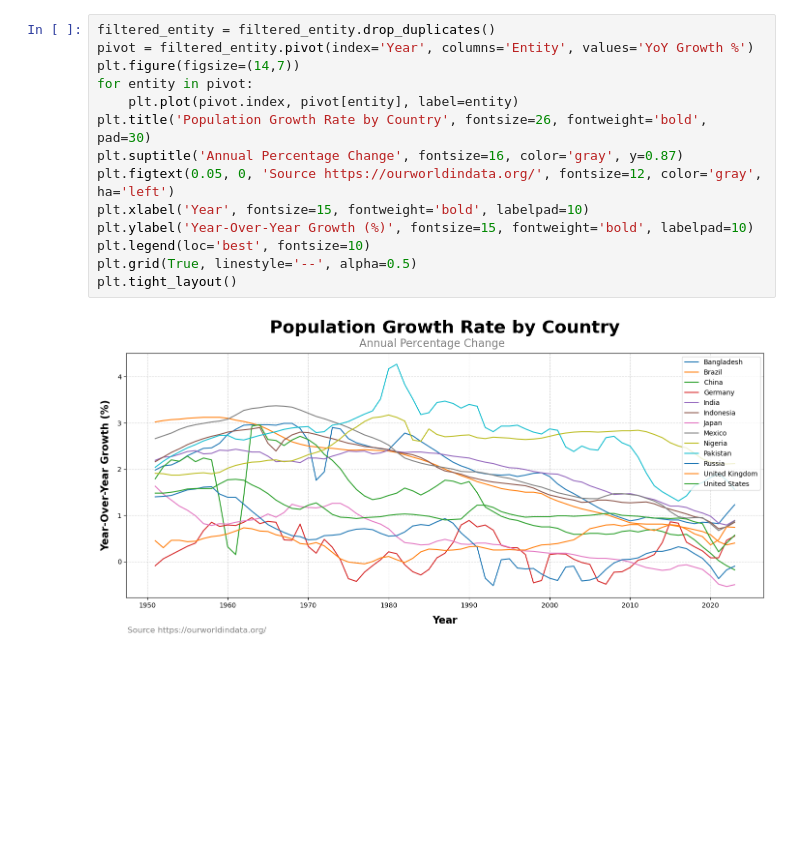
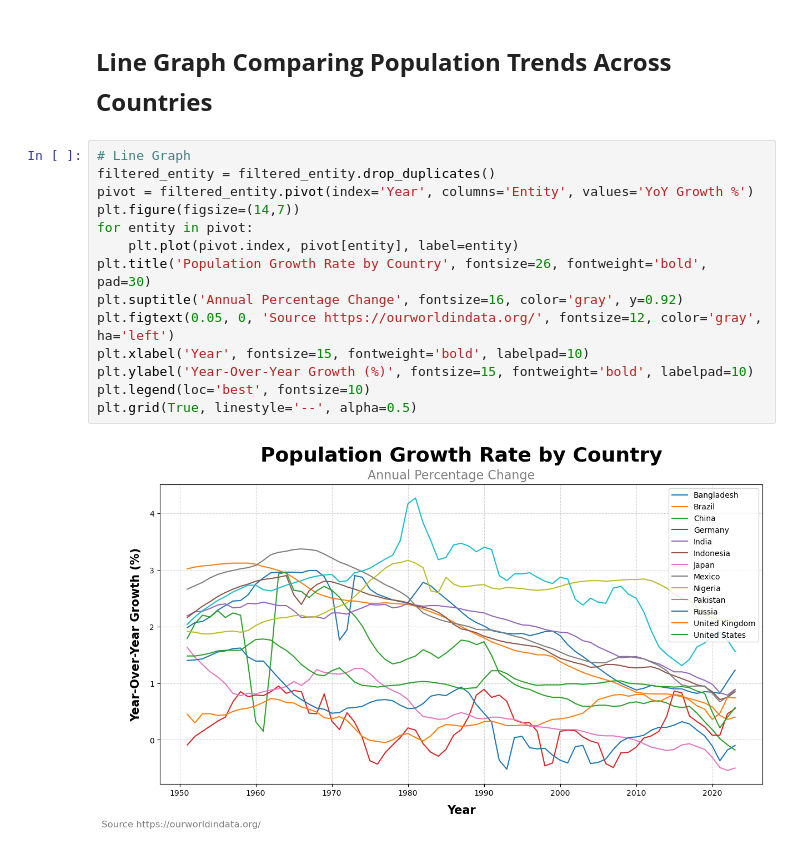
Before and after one commit to RussellGragilla/global-pop-owid, a Jupyter notebook: population.ipynb, the cells around one changed output. Saved outputs shown, nothing was run; the diff lists cells and outputs as text; blank space fills up the shorter version.

```diff
--- a/population.ipynb
+++ b/population.ipynb
@@ -35,19 +53,23 @@ filtered_entity[filtered_entity['Year'] == 2023].sort_values(by='Population', as
 | 1257 | Bangladesh | 2023 | 171466945 | 1.693848e+08 | 1.23 | 2.12 | 8 | ... |
 | 12949 | Russia | 2023 | 145440454 | 1.455798e+08 | -0.10 | 1.80 | 9 | ... |
 | 10063 | Mexico | 2023 | 129739713 | 1.286131e+08 | 0.88 | 1.60 | 10 | ... |
+# %% [markdown]
+</br>
+<h1 style='font-size: 24px;'><b>Line Graph Comparing Population Trends Across Countries</b></h1>
+</br>
 # %%
+# Line Graph
 filtered_entity = filtered_entity.drop_duplicates()
 pivot = filtered_entity.pivot(index='Year', columns='Entity', values='YoY Growth %')
 plt.figure(figsize=(14,7))
 for entity in pivot:
     plt.plot(pivot.index, pivot[entity], label=entity)
 plt.title('Population Growth Rate by Country', fontsize=26, fontweight='bold', pad=30)
-plt.suptitle('Annual Percentage Change', fontsize=16, color='gray', y=0.87)
+plt.suptitle('Annual Percentage Change', fontsize=16, color='gray', y=0.92)
 plt.figtext(0.05, 0, 'Source https://ourworldindata.org/', fontsize=12, color='gray', ha='left')
 plt.xlabel('Year', fontsize=15, fontweight='bold', labelpad=10)
 plt.ylabel('Year-Over-Year Growth (%)', fontsize=15, fontweight='bold', labelpad=10)
 plt.legend(loc='best', fontsize=10)
 plt.grid(True, linestyle='--', alpha=0.5)
-plt.tight_layout()
 # %% [output]
-[figure, old version]
+[figure, new version]
```
Also changed, not shown: parts of 17 cells of this notebook.
